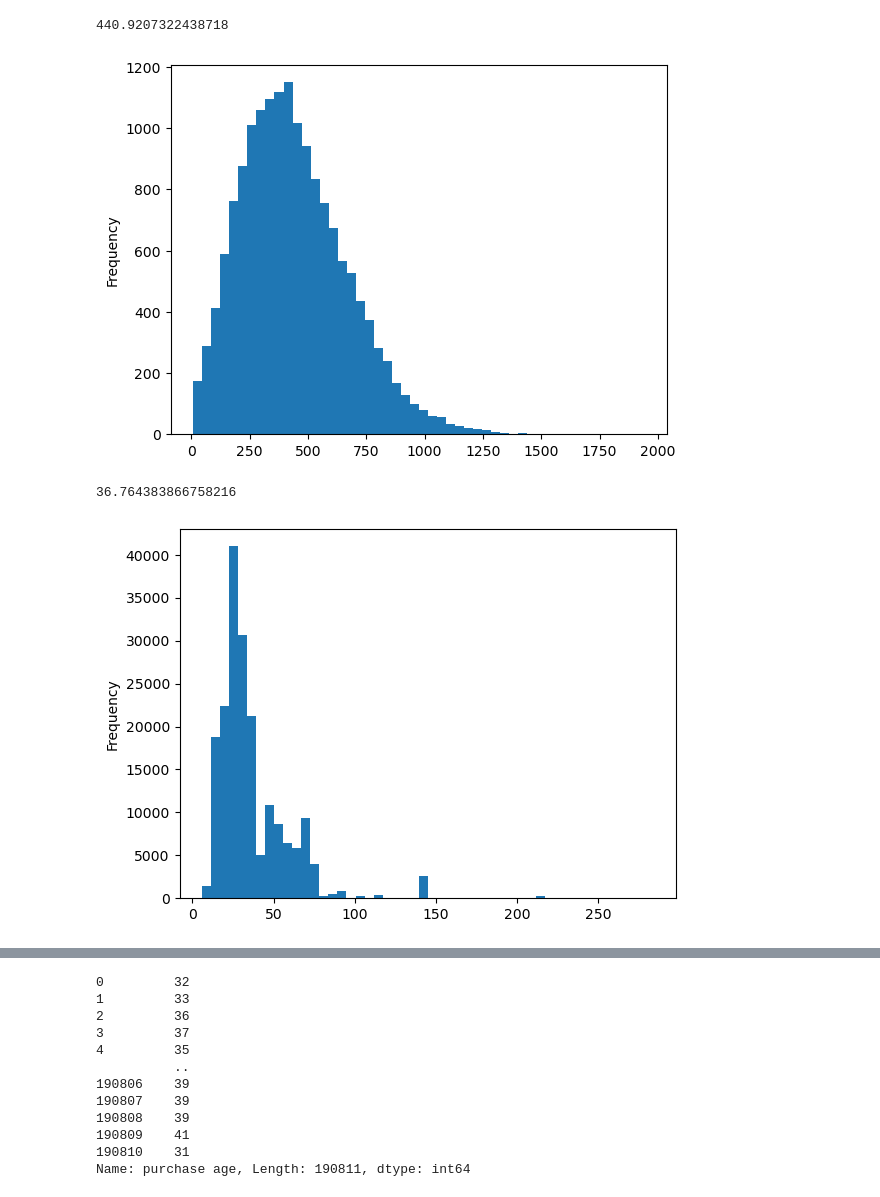
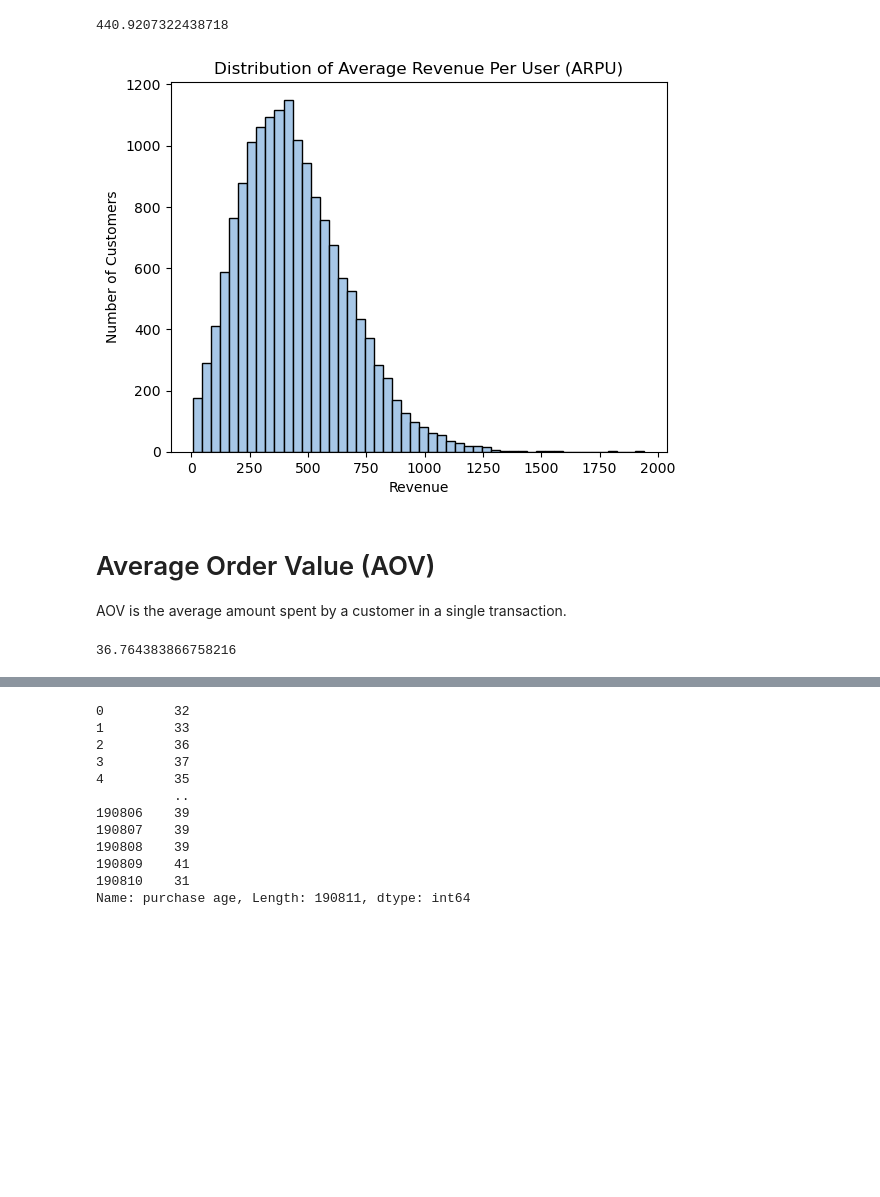
Before and after one commit to michelecoaro/Datanauti, a Jupyter notebook: EDA.ipynb, the cells around one changed output, grey strips where cells are left out. Drawn from its saved outputs; the diff is of its cells as text; code cells hidden in the pictures; blank space fills up the shorter version.

```diff
--- a/EDA.ipynb
+++ b/EDA.ipynb
@@ -117,19 +130,24 @@ df_beauty.head()
 df_beauty.groupby('userId')['revenue'].sum().mean()
 # %% [output]
 440.9207322438718
+# %%
+my_palette = ['#A7C7E7', '#ffbcda', '#9FE2BF', '#C4B454', '#F89880', '#ffff33', '#a65628', '#f781bf', '#999999'] # Custom list of hex colors
+
+plt.rcParams['axes.prop_cycle'] = plt.cycler(color=my_palette)
 # %%
 # plot ARPU
-df_beauty.groupby('userId')['revenue'].sum().plot(kind='hist', bins=50)
+df_beauty.groupby('userId')['revenue'].sum().plot(kind='hist', bins=50, edgecolor='black')
+plt.title('Distribution of Average Revenue Per User (ARPU)')
+plt.xlabel('Revenue')
+plt.ylabel('Number of Customers')
 plt.show()
 # %% [output]
-[figure, old version]
+[figure, new version]
+# %% [markdown]
+# Average Order Value (AOV)
+AOV is the average amount spent by a customer in a single transaction.
 # %%
 # AOV
 df_beauty['revenue'].mean()
 # %% [output]
 36.764383866758216
-# %%
-df_beauty['revenue'].plot(kind='hist', bins=50)
-plt.show()
-# %% [output]
-[figure, removed]
```
Also changed, not shown: parts of 43 cells of this notebook.
